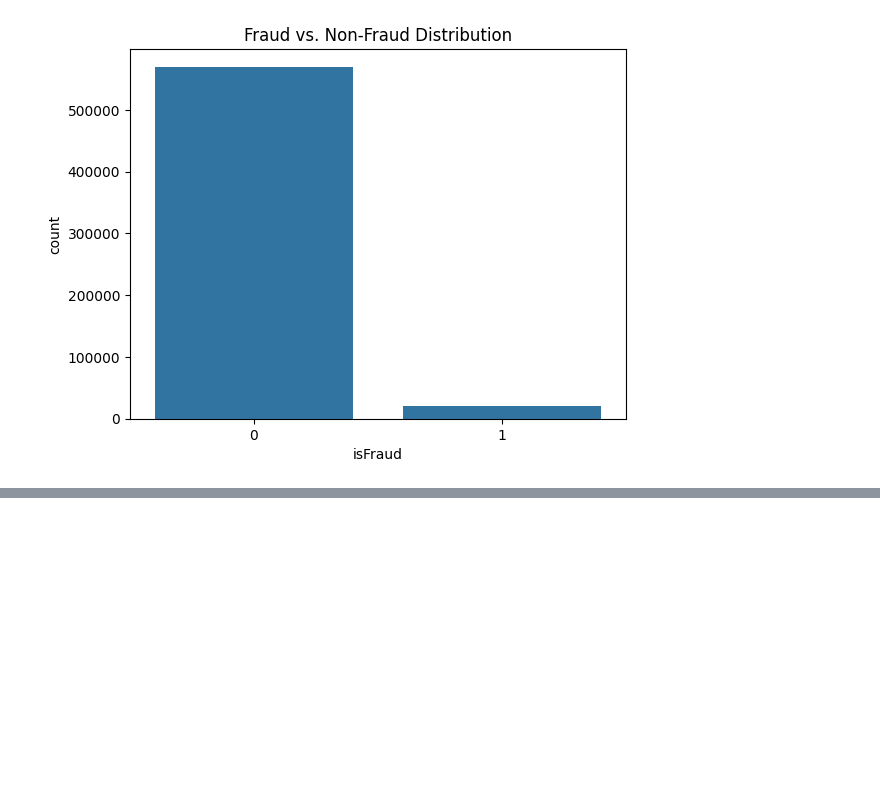
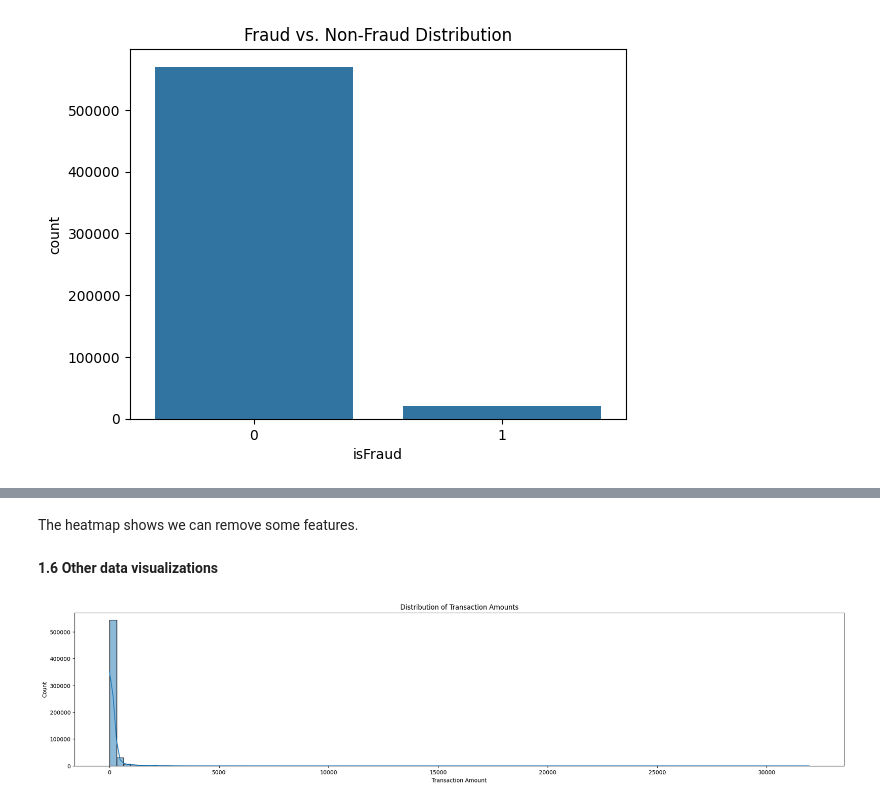
Before and after one commit to zhoumiaosen/Fraud_Detection, a Jupyter notebook: src/Data_EDA.ipynb, the cells around one changed output, grey strips where cells are left out. Cells and saved outputs as stored; diff of their text form; code cells hidden in the pictures; blank space fills up the shorter version.

Commit message:
Update Data_EDA

```diff
--- a/src/Data_EDA.ipynb
+++ b/src/Data_EDA.ipynb
@@ -239,0 +299,14 @@ plt.show()
+# %% [markdown]
+The heatmap shows we can remove some features.
+# %% [markdown]
+**1.6 Other data visualizations**
+# %%
+#Distribution of Transaction Amounts
+plt.figure(figsize=(25, 5))
+sns.histplot(df_train_transaction['TransactionAmt'], bins=100, kde=True)
+plt.title("Distribution of Transaction Amounts")
+plt.xlabel("Transaction Amount")
+plt.ylabel("Count")
+plt.show()
+# %% [output]
+[figure, added]
```
Also changed, not shown: parts of 9 cells of this notebook.
